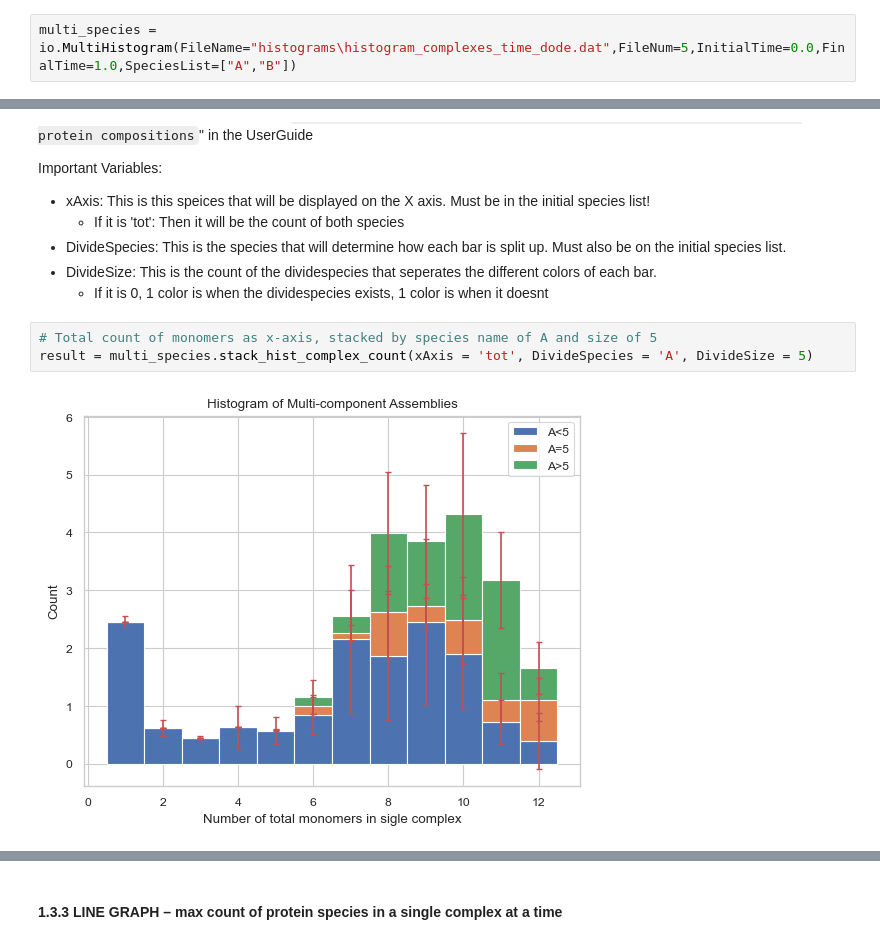
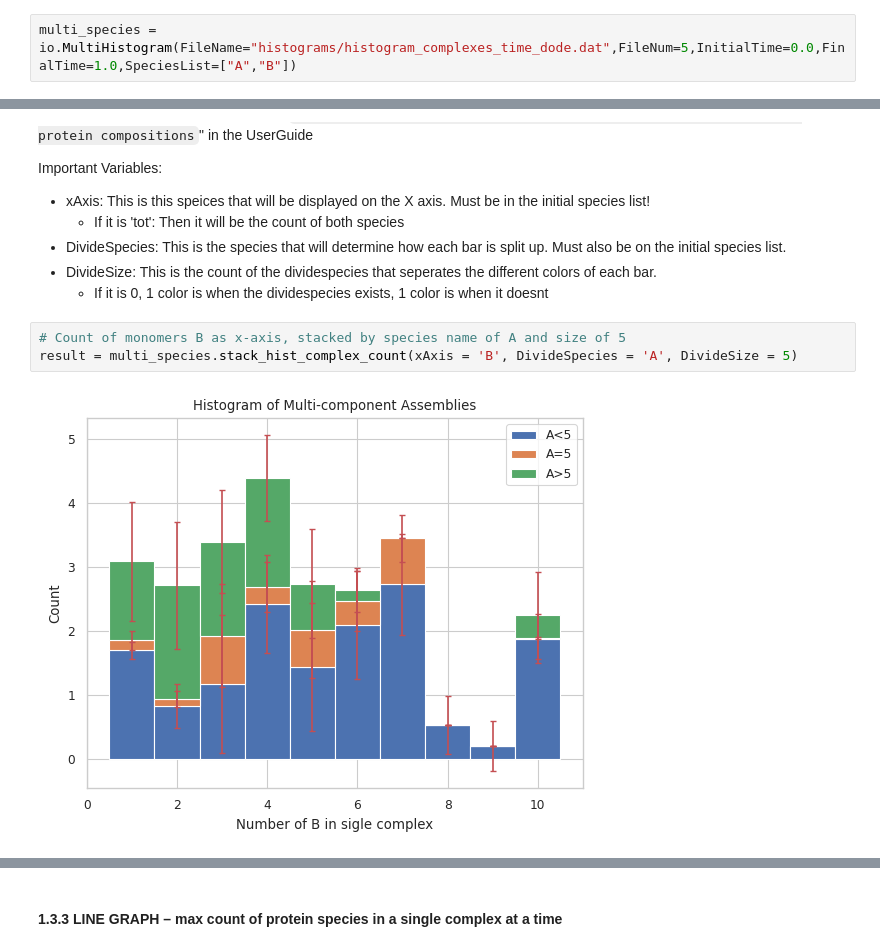
Before and after one commit to jonathanfischer97/ionerdss, a Jupyter notebook: Tutorial/MultiSpeciesTutorial/ioNERDSSTutorialMulti.ipynb, the cells around one changed output, grey strips where cells are left out. Cells and saved outputs as stored; diff of their text form.

```diff
--- a/Tutorial/MultiSpeciesTutorial/ioNERDSSTutorialMulti.ipynb
+++ b/Tutorial/MultiSpeciesTutorial/ioNERDSSTutorialMulti.ipynb
@@ -19,7 +19,7 @@ import ioNERDSS as io
 # %% [markdown]
 Next you must create a new MultiSpecies object that will store all of the histogram data. All future functions will be based off of this object.
 # %%
-multi_species = io.MultiHistogram(FileName="histograms\histogram_complexes_time_dode.dat",FileNum=5,InitialTime=0.0,FinalTime=1.0,SpeciesList=["A","B"])
+multi_species = io.MultiHistogram(FileName="histograms/histogram_complexes_time_dode.dat",FileNum=5,InitialTime=0.0,FinalTime=1.0,SpeciesList=["A","B"])
 # %% [markdown]
 ### 1.4 Result Analysis
 # %% [markdown]
@@ -49,10 +49,10 @@ Important Variables:
  - DivideSize: This is the count of the dividespecies that seperates the different colors of each bar.
     - If it is 0, 1 color is when the dividespecies exists, 1 color is when it doesnt
 # %%
-# Total count of monomers as x-axis, stacked by species name of A and size of 5
-result = multi_species.stack_hist_complex_count(xAxis = 'tot', DivideSpecies = 'A', DivideSize = 5)
+# Count of monomers B as x-axis, stacked by species name of A and size of 5
+result = multi_species.stack_hist_complex_count(xAxis = 'B', DivideSpecies = 'A', DivideSize = 5)
 # %% [output]
-[figure, old version]
+[figure, new version]
 # %%
 # Count of monomer A as x-axis, stacked by species name of B and size of 4
 result = multi_species.stack_hist_complex_count(xAxis = 'A', DivideSpecies = 'B', DivideSize = 4)
```
Also changed, not shown: parts of 8 cells of this notebook, 8 other files.
